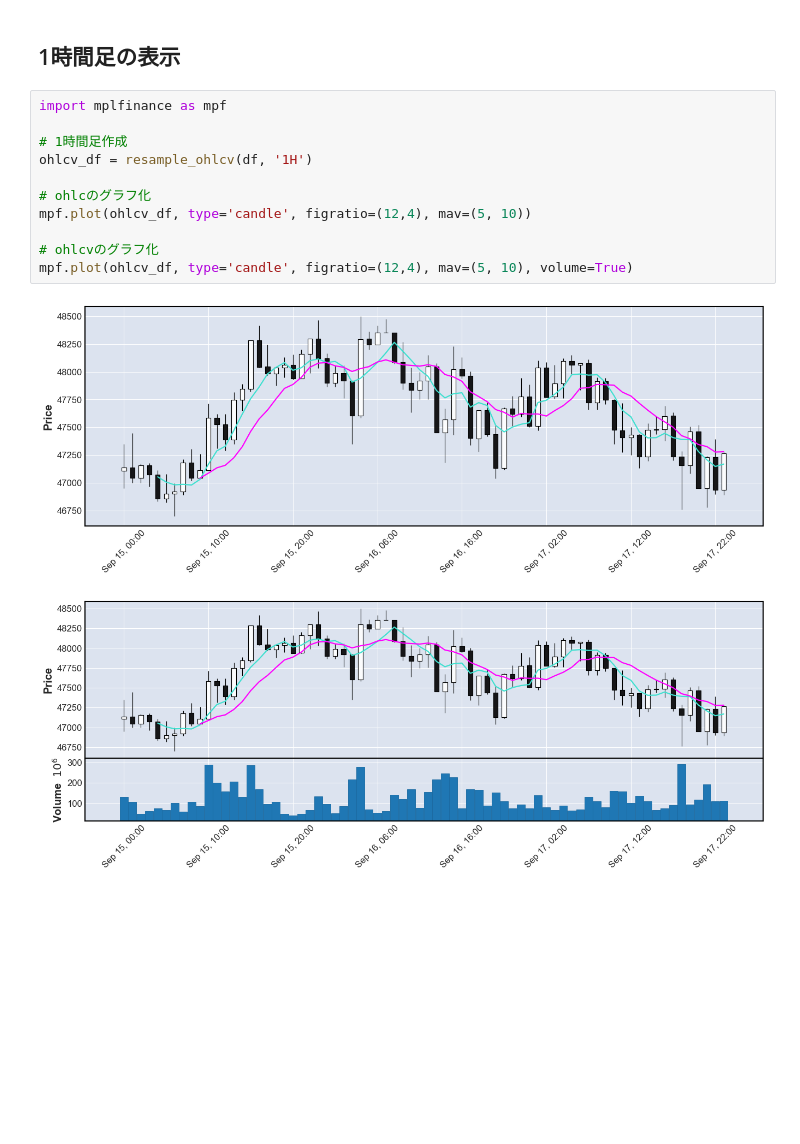
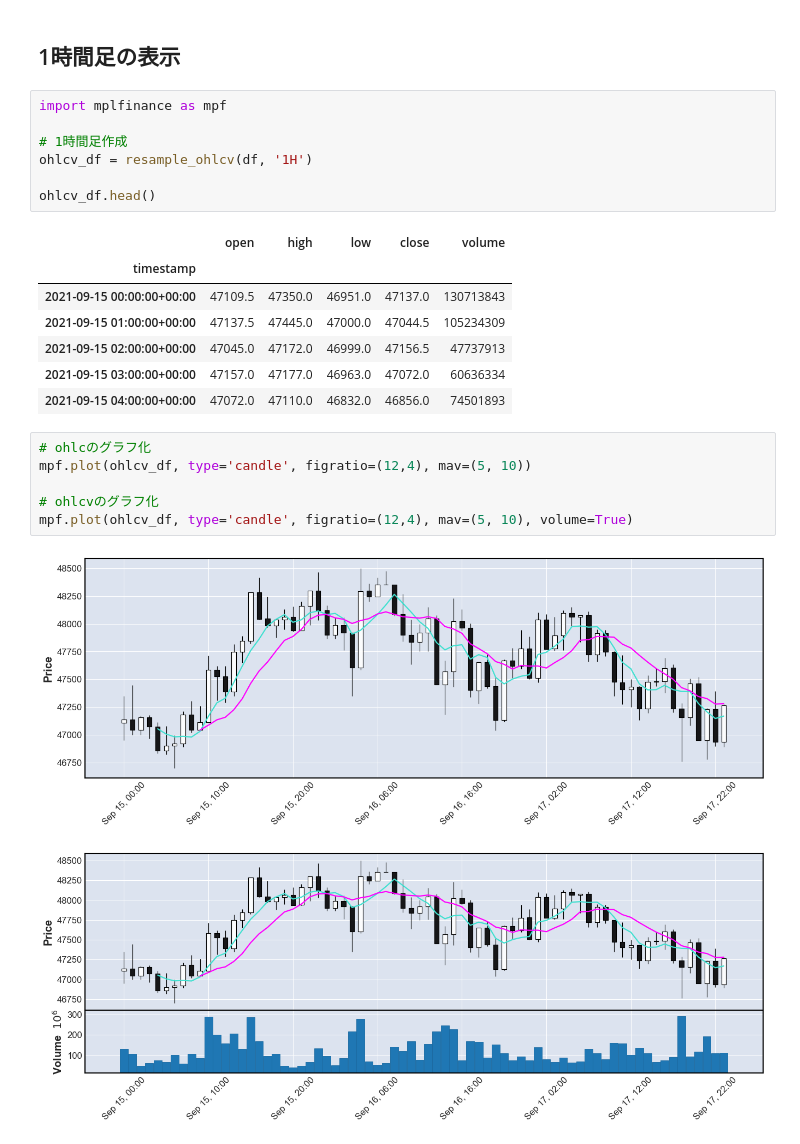
Before and after one commit to yasstake/bbanalyze, a Jupyter notebook: notebook/01_make_ohlc.ipynb, the cells around one changed output. Cells and saved outputs as stored; diff of their text form; blank space fills up the shorter version.

```diff
--- a/notebook/01_make_ohlc.ipynb
+++ b/notebook/01_make_ohlc.ipynb
@@ -162,12 +181,22 @@ mpf.plot(ohlcv_df, type='candle', figratio=(12,4), mav=(5, 10), volume=True)
 [figure]
 # %% [markdown]
 ## 1時間足の表示
+# %%
+import mplfinance as mpf
+
+# 1時間足作成
+ohlcv_df = resample_ohlcv(df, '1H')
+
+ohlcv_df.head()
+# %% [output]
+|  | open | high | low | close | volume |
+| timestamp |  |  |  |  |  |
+| 2021-09-15 00:00:00+00:00 | 47109.5 | 47350.0 | 46951.0 | 47137.0 | 130713843 |
+| 2021-09-15 01:00:00+00:00 | 47137.5 | 47445.0 | 47000.0 | 47044.5 | 105234309 |
+| 2021-09-15 02:00:00+00:00 | 47045.0 | 47172.0 | 46999.0 | 47156.5 | 47737913 |
+| 2021-09-15 03:00:00+00:00 | 47157.0 | 47177.0 | 46963.0 | 47072.0 | 60636334 |
+| 2021-09-15 04:00:00+00:00 | 47072.0 | 47110.0 | 46832.0 | 46856.0 | 74501893 |
 # %%
-import mplfinance as mpf
-
-# 1時間足作成
-ohlcv_df = resample_ohlcv(df, '1H')
-
 # ohlcのグラフ化
 mpf.plot(ohlcv_df, type='candle', figratio=(12,4), mav=(5, 10))
 
```
Also changed, not shown: parts of 5 cells of this notebook.
